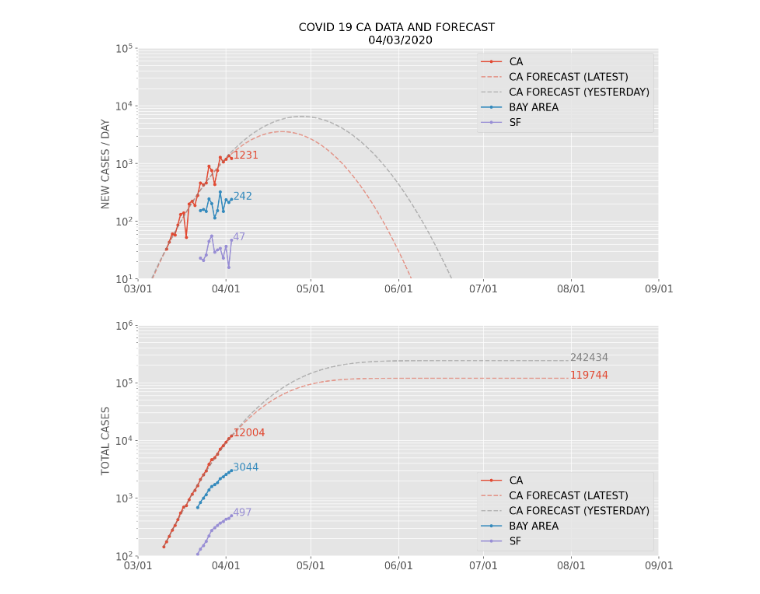
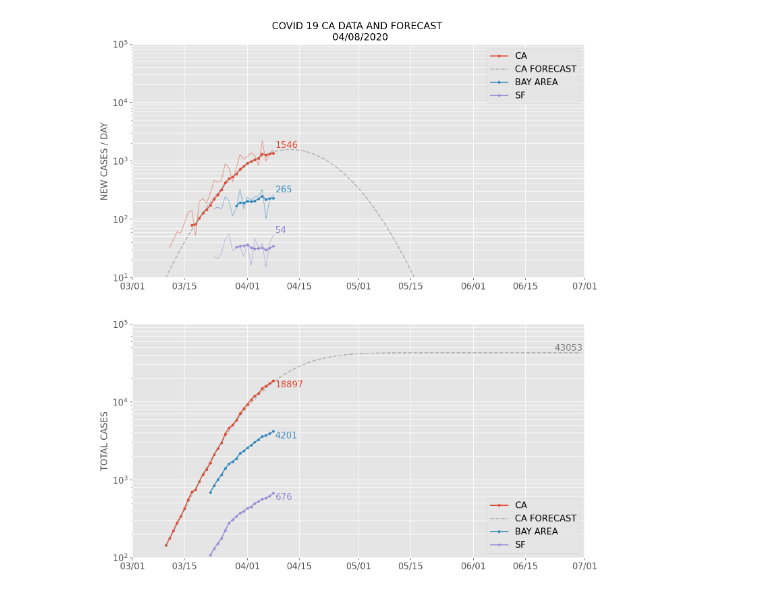
Before and after one commit to audricc/covid19, a Jupyter notebook: Covid19.ipynb, the cells around one changed output. Cells and saved outputs as stored; diff of their text form; code cells hidden in the pictures.

```diff
--- a/Covid19.ipynb
+++ b/Covid19.ipynb
@@ -170,21 +106,26 @@ pl.grid(True,which="both",ls="-")
 # %%
 # COMBINED GRAPH
 
-pylab.rcParams['figure.figsize'] = 12, 12
+pylab.rcParams['figure.figsize'] = 12, 14
 
 # plot 1
 pl.subplot(211)
 
-ax1 = pl.plot(data_ca.ds, data_ca.Confirmed_new, marker='.', label='CA')
-pl.plot(ds_forecast, np.exp(y_forecast), c=ax1[0].get_color(), ls='--', alpha=0.5, label='CA FORECAST (LATEST)')
-pl.plot(ds_forecast, np.exp(y_forecast_prev), c='gray', ls='--', alpha=0.5, label='CA FORECAST (YESTERDAY)')
-pl.text(data_ca.ds.iloc[-1]+dt.timedelta(0.5), data_ca.Confirmed_new.iloc[-1], s=int(data_ca.Confirmed_new.iloc[-1]), c=ax1[0].get_color(), fontsize=13)
+ax1 = pl.plot(data_ca.ds, data_ca.Confirmed_new.rolling(7).mean(), marker='.', label='CA')
+pl.plot(data_ca.ds, data_ca.Confirmed_new, c=ax1[0].get_color(), alpha=0.5, lw=1)
+pl.plot(ds_forecast, np.exp(y_forecast_rolling), c='gray', ls='--', alpha=0.5, label='CA FORECAST')
+pl.text(data_ca.ds.iloc[-1]+dt.timedelta(0.5), data_ca.Confirmed_new.iloc[-1],
+        s=int(data_ca.Confirmed_new.iloc[-1]), c=ax1[0].get_color(), fontsize=13, verticalalignment='bottom')
 
-ax2 = pl.plot(data_bay.ds, data_bay.Confirmed_new, marker='.',  label='BAY AREA')
-pl.text(data_bay.ds.iloc[-1]+dt.timedelta(0.5), data_bay.Confirmed_new.iloc[-1], s=int(data_bay.Confirmed_new.iloc[-1]), c=ax2[0].get_color(), fontsize=13)
+ax2 = pl.plot(data_bay.ds, data_bay.Confirmed_new.rolling(7).mean(), marker='.',  label='BAY AREA')
+pl.plot(data_bay.ds, data_bay.Confirmed_new, c=ax2[0].get_color(), alpha=0.5, lw=1)
+pl.text(data_bay.ds.iloc[-1]+dt.timedelta(0.5), data_bay.Confirmed_new.iloc[-1],
+        s=int(data_bay.Confirmed_new.iloc[-1]), c=ax2[0].get_color(), fontsize=13, verticalalignment='bottom')
 
-ax3 = pl.plot(data_sf.ds, data_sf.Confirmed_new, marker='.',  label='SF')
-pl.text(data_sf.ds.iloc[-1]+dt.timedelta(0.5), data_sf.Confirmed_new.iloc[-1], s=int(data_sf.Confirmed_new.iloc[-1]), c=ax3[0].get_color(), fontsize=13)
+ax3 = pl.plot(data_sf.ds, data_sf.Confirmed_new.rolling(7).mean(), marker='.', label='SF')
+ax3 = pl.plot(data_sf.ds, data_sf.Confirmed_new, c=ax3[0].get_color(), alpha=0.5, lw=1)
+pl.text(data_sf.ds.iloc[-1]+dt.timedelta(0.5), data_sf.Confirmed_new.iloc[-1],
+        s=int(data_sf.Confirmed_new.iloc[-1]), c=ax3[0].get_color(), fontsize=13, verticalalignment='bottom')
 
 # formatting
 fmt = mdates.DateFormatter("%m/%d")
@@ -192,48 +133,49 @@ ax = pl.gca()
 ax.xaxis.set_major_formatter(fmt)
 
 pl.title('COVID 19 CA DATA AND FORECAST \n {0}'.format(data_ca.ds.iloc[-1].strftime('%m/%d/%Y')))
-pl.xlim(dt.datetime(2020,3,1), dt.datetime(2020,9,1))
+pl.xlim(dt.datetime(2020,3,1), dt.datetime(2020,7,1))
 pl.ylim(10, 1e5)
 pl.yscale('log')
 pl.ylabel('NEW CASES / DAY', fontsize=13)
 pl.legend(fontsize=13)
 pl.xticks(fontsize=13)
 pl.yticks(fontsize=13)
 pl.grid(True,which="both",ls="-")
 
 # plot 2
 pl.subplot(212)
 
 ax1 = pl.plot(data_ca.ds, data_ca.Confirmed, marker='.', label='CA')
-pl.text(data_ca.ds.iloc[-1]+dt.timedelta(0.5), data_ca.Confirmed.iloc[-1], s=int(data_ca.Confirmed.iloc[-1]), c=ax1[0].get_color(), fontsize=13)
+pl.text(data_ca.ds.iloc[-1]+dt.timedelta(0.5), data_ca.Confirmed.iloc[-1],
+        s=int(data_ca.Confirmed.iloc[-1]), c=ax1[0].get_color(), fontsize=13, verticalalignment='top')
 
-pl.plot(df_forecast.ds, df_forecast.Confirmed, c=ax1[0].get_color(), ls='--', alpha=0.5, label='CA FORECAST (LATEST)')
-pl.text(df_forecast.ds.iloc[-1]+dt.timedelta(0.5), df_forecast.Confirmed.iloc[-1], s=int(df_forecast.Confirmed.iloc[-1]), c=ax1[0].get_color(), fontsize=13)
-
-pl.plot(df_forecast_prev.ds, df_forecast_prev.Confirmed, c='gray', ls='--', alpha=0.5, label='CA FORECAST (YESTERDAY)')
-pl.text(df_forecast_prev.ds.iloc[-1]+dt.timedelta(0.5), df_forecast_prev.Confirmed.iloc[-1], s=int(df_forecast_prev.Confirmed.iloc[-1]), c='gray', fontsize=13)
+pl.plot(df_forecast.ds, df_forecast.Confirmed, c='gray', ls='--', alpha=0.5, label='CA FORECAST')
+pl.text(df_forecast.ds.iloc[-1]+dt.timedelta(0.5), df_forecast.Confirmed.iloc[-1],
+        s=int(df_forecast.Confirmed.iloc[-1]), c='gray', fontsize=13, verticalalignment='bottom', horizontalalignment='right')
 
 ax2 = pl.plot(data_bay.ds, data_bay.Confirmed, marker='.',  label='BAY AREA')
-pl.text(data_bay.ds.iloc[-1]+dt.timedelta(0.5), data_bay.Confirmed.iloc[-1], s=int(data_bay.Confirmed.iloc[-1]), c=ax2[0].get_color(), fontsize=13)
+pl.text(data_bay.ds.iloc[-1]+dt.timedelta(0.5), data_bay.Confirmed.iloc[-1],
+        s=int(data_bay.Confirmed.iloc[-1]), c=ax2[0].get_color(), fontsize=13, verticalalignment='top')
 
 ax3 = pl.plot(data_sf.ds, data_sf.Confirmed, marker='.',  label='SF')
-pl.text(data_sf.ds.iloc[-1]+dt.timedelta(0.5), data_sf.Confirmed.iloc[-1], s=int(data_sf.Confirmed.iloc[-1]), c=ax3[0].get_color(), fontsize=13)
+pl.text(data_sf.ds.iloc[-1]+dt.timedelta(0.5), data_sf.Confirmed.iloc[-1],
+        s=int(data_sf.Confirmed.iloc[-1]), c=ax3[0].get_color(), fontsize=13, verticalalignment='top')
 
 # formatting
 fmt = mdates.DateFormatter("%m/%d")
 ax = pl.gca()
 ax.xaxis.set_major_formatter(fmt)
 
-pl.xlim(dt.datetime(2020,3,1), dt.datetime(2020,9,1))
-pl.ylim(1e2, 1e6)
+pl.xlim(dt.datetime(2020,3,1), dt.datetime(2020,7,1))
+pl.ylim(1e2, 1e5)
 pl.yscale('log')
 pl.ylabel('TOTAL CASES', fontsize=13)
 pl.legend(fontsize=13, loc='lower right')
 pl.xticks(fontsize=13)
 pl.yticks(fontsize=13)
 pl.grid(True,which="both",ls="-")
 # %% [output]
-[figure, old version]
+[figure, new version]
 # %%
 # CALIFORNIA FORECAST: DEATHS NEW
 
```
Also changed, not shown: parts of 4 cells of this notebook.
